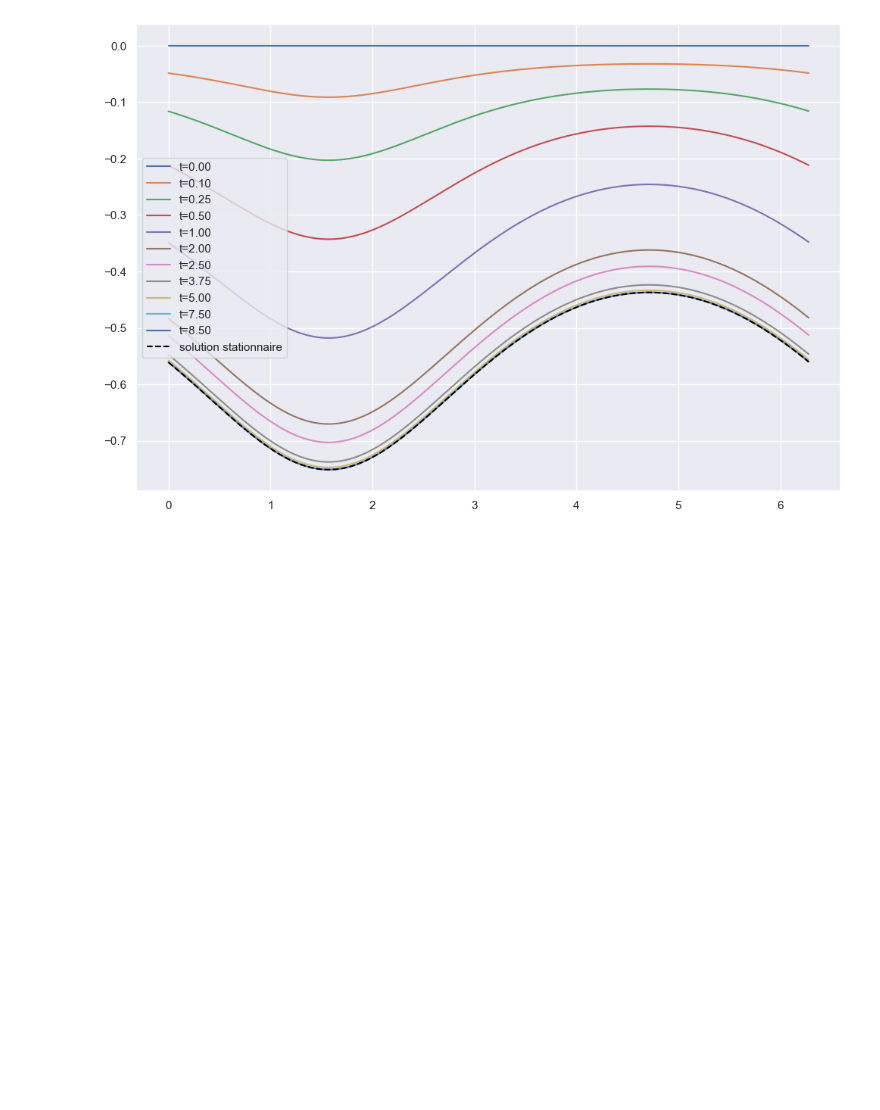
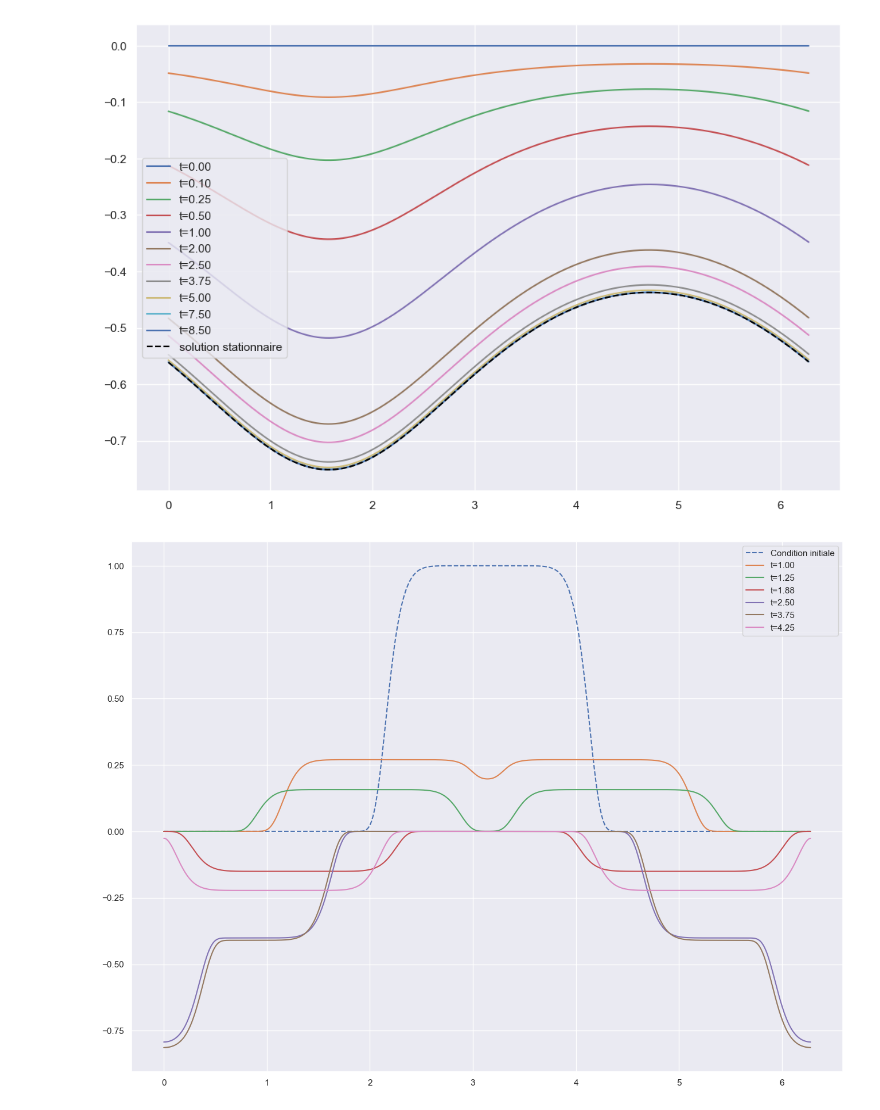
Before and after one commit to PolTibau/Fourier-Discrete, a Jupyter notebook: TP/TP4.ipynb, the cells around one changed output. Cells and saved outputs as stored; diff of their text form; code cells hidden in the pictures; blank space fills up the shorter version.

```diff
--- a/TP/TP4.ipynb
+++ b/TP/TP4.ipynb
@@ -80,3 +80,37 @@ ax.legend()
 plt.show()
 # %% [output]
 [figure]
+# %%
+#Exercice 9:
+#On veut résoudre le problème de l'equation des ondes: u_tt - u_xx = 0
+#avec la condition initiale u(x,0) = exp(-(x-pi)**10) et du_t(x,0) = 0
+
+#Si on part de que si u(x,t) = sum_k u_k(t)*exp(ikx), alors on trouve que du_tt = -k**2*u_k,
+#on trouve une EDO du second ordre pour chaque k: du_tt = -k**2*u_k, avec u_k(0) = IC[k], du_t(0) = 0
+#si on résout l'EDO, on trouve que la solution est u_k(t) = C*exp(ikt) - C*exp(-ikt), avec C = IC[k]/2
+#si on considère la solution réelle, on trouve u_k(t) = C_k*cos(kt) et C_k = IC[k]
+#donc la solution est u_k(t) = IC[k]*cos(kt)
+
+def cond_ini(x):
+    return np.exp(-(x-np.pi)**10)
+
+T = np.linspace(0,5,2000)
+X = np.linspace(0,2*np.pi,1000, endpoint=False)
+N = len(X)
+
+IC = np.fft.fft(cond_ini(X))/N
+IC = np.fft.fftshift(IC)
+k = np.arange(-N/2+1, N/2+1)
+
+CoeffSol = [IC*np.cos(k*t) for t in T]
+
+fig, ax = plt.subplots(figsize=(16,12))
+ax.plot(X, np.real(np.fft.ifft(np.fft.ifftshift(IC*N))), linestyle="--", label="Condition initiale")
+for i in [400, 500, 750, 1000, 1500, 1700]:
+    CoeffSol[i] = np.fft.ifftshift(CoeffSol[i])
+    u = np.real(np.fft.ifft(CoeffSol[i]*N))
+    ax.plot(X,u,label=f"t={T[i]:.2f}")
+ax.legend()
+plt.show()
+# %% [output]
+[figure, added]
```
Also changed, not shown: parts of 3 cells of this notebook.
